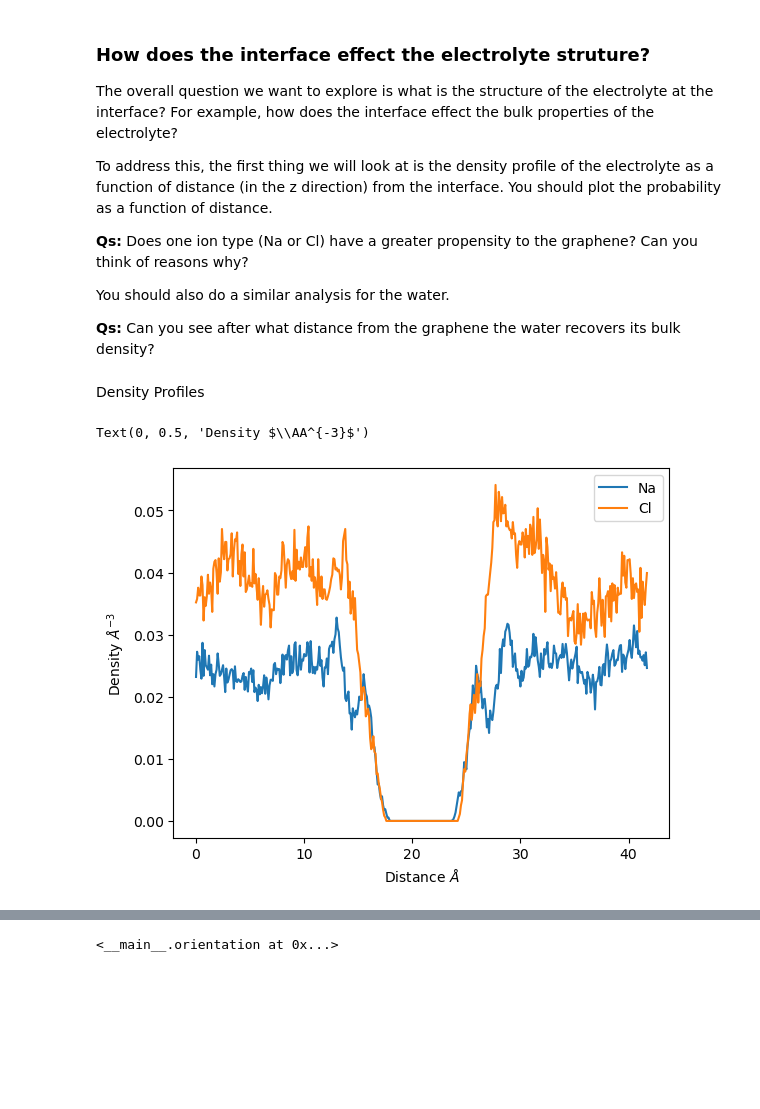
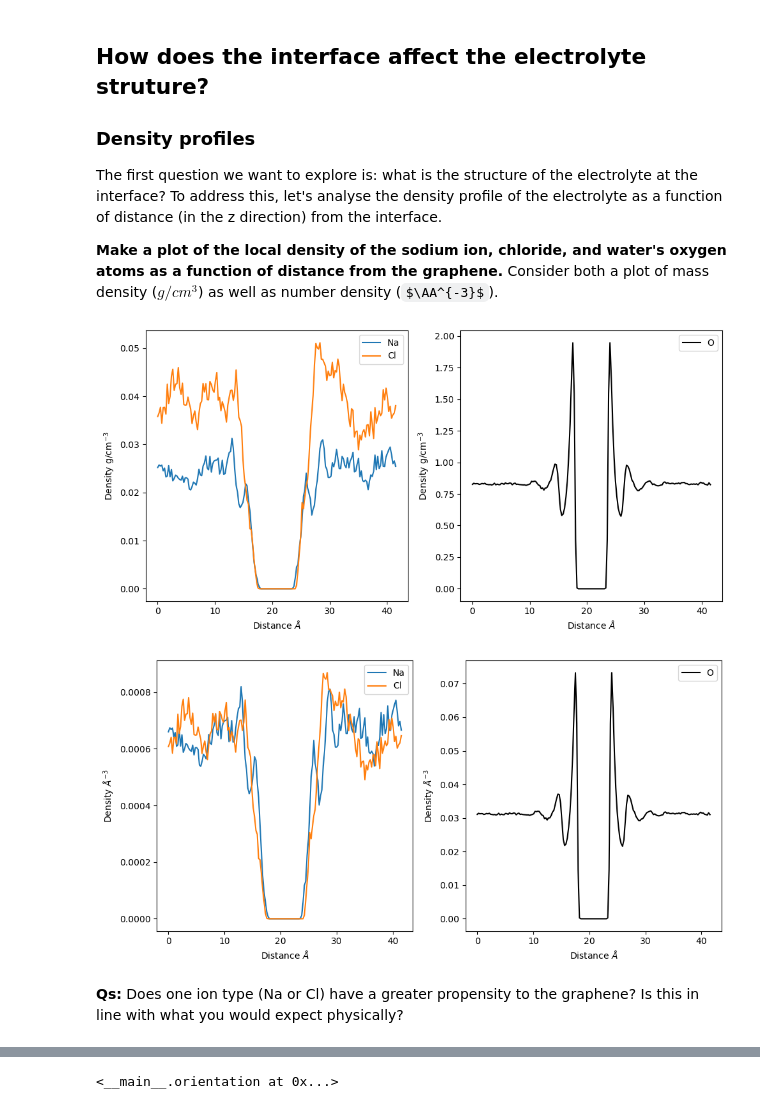
Before and after one commit to niamhon/MD-Practical, a Jupyter notebook: 02_LAMMPS-electrolyte/analysis/trajectory-analysis.ipynb, the cells around one changed output, grey strips where cells are left out. Cells and saved outputs as stored; diff of their text form; code cells hidden in the pictures; some formulas as TeX source; blank space fills up the shorter version.

Commit message:
Update trajectory-analysis.ipynb
Simplified orientation code; complicated diffusion code

```diff
--- a/02_LAMMPS-electrolyte/analysis/trajectory-analysis.ipynb
+++ b/02_LAMMPS-electrolyte/analysis/trajectory-analysis.ipynb
@@ -36,48 +48,74 @@ cl = u.select_atoms('name Cl')
 c = u.select_atoms('name C')
 ox = u.select_atoms('name O')
 # %% [markdown]
-### How does the interface effect the electrolyte struture?
+## How does the interface affect the electrolyte struture?
 
-The overall question we want to explore is what is the structure of the electrolyte at the interface? For example, how does the interface effect the bulk properties of the electrolyte?
+### Density profiles
 
-To address this, the first thing we will look at is the density profile of the electrolyte as a function of distance (in the z direction) from the interface. You should plot the probability as a function of distance.
+The first question we want to explore is: what is the structure of the electrolyte at the interface? To address this, let's analyse the density profile of the electrolyte as a function of distance (in the z direction) from the interface.
 
-**Qs:** Does one ion type (Na or Cl) have a greater propensity to the graphene? Can you think of reasons why?
-
-You should also do a similar analysis for the water.
-
-**Qs:** Can you see after what distance from the graphene the water recovers its bulk density?
+**Make a plot of the local density of the sodium ion, chloride, and water's oxygen atoms as a function of distance from the graphene.** Consider both a plot of mass density ($g/cm^3$) as well as number density ($\AA^{-3}$).
-# %% [markdown]
-Density Profiles
 # %%
 u.add_TopologyAttr('charges')
 
-binsize=0.1
+binsize=0.24
+
+# Sodium
 D = LinearDensity(na, delta=1.0, binsize=binsize)
 D.run(step=1)
 
-# save output
 hist = D.results['z']['pos']
 bincenters = np.arange(len(hist))*binsize
 density_na = np.array([bincenters, hist]).transpose()
-# np.savetxt('density_z.dat', density)
 
+# Chlorine
 D = LinearDensity(cl, delta=1.0, binsize=binsize)
 D.run(step=1)
 
-# save output
 hist = D.results['z']['pos']
 bincenters = np.arange(len(hist))*binsize
 density_cl = np.array([bincenters, hist]).transpose()
+
+# Water
+D = LinearDensity(ox, delta=1.0, binsize=binsize)
+D.run(step=1)
+
+hist = D.results['z']['pos']
+bincenters = np.arange(len(hist))*binsize
+density_ox = np.array([bincenters, hist]).transpose()
 # %%
-fig, ax = plt.subplots()
-ax.plot(density_na[:,0], density_na[:,1], label = 'Na')
-ax.plot(density_cl[:,0], density_cl[:,1], label = 'Cl')
-# ax.plot(density_c[:,0], density_c[:,1], label = 'Cl')
+# plotted as mass density
 
-ax.legend()
-ax.set_xlabel(r'Distance $\AA$')
-ax.set_ylabel(r'Density $\AA^{-3}$')
+fig, axes = plt.subplots(1,2, figsize=(10,5))
+ax1, ax2 = axes
+ax1.plot(density_na[:,0], density_na[:,1], label = 'Na')
+ax1.plot(density_cl[:,0], density_cl[:,1], label = 'Cl')
+ax2.plot(density_ox[:,0], density_ox[:,1], label = 'O', color='k')
+
+for ax in axes:
+    ax.legend()
+    ax.set_xlabel(r'Distance $\AA$')
+    ax.set_ylabel(r'Density g/cm$^{-3}$')
+
+plt.tight_layout()
 # %% [output]
-Text(0, 0.5, 'Density $\\AA^{-3}$')
-[figure, old version]
+[figure, new version]
+# %%
+# plotted as number density
+convert = 1/(cm_to_angstrom**3)*NA
+fig, axes = plt.subplots(1,2, figsize=(10,5))
+ax1, ax2 = axes
+ax1.plot(density_na[:,0], density_na[:,1]*convert/m_na, label = 'Na')
+ax1.plot(density_cl[:,0], density_cl[:,1]*convert/m_cl, label = 'Cl')
+ax2.plot(density_ox[:,0], density_ox[:,1]*convert/m_o, label = 'O', color='k')
+
+for ax in axes:
+    ax.legend()
+    ax.set_xlabel(r'Distance $\AA$')
+    ax.set_ylabel(r'Density $\AA^{-3}$')
+
+plt.tight_layout()
+# %% [output]
+[figure, added]
+# %% [markdown]
+**Qs:** Does one ion type (Na or Cl) have a greater propensity to the graphene? Is this in line with what you would expect physically?
```
Also changed, not shown: parts of 25 cells of this notebook.
